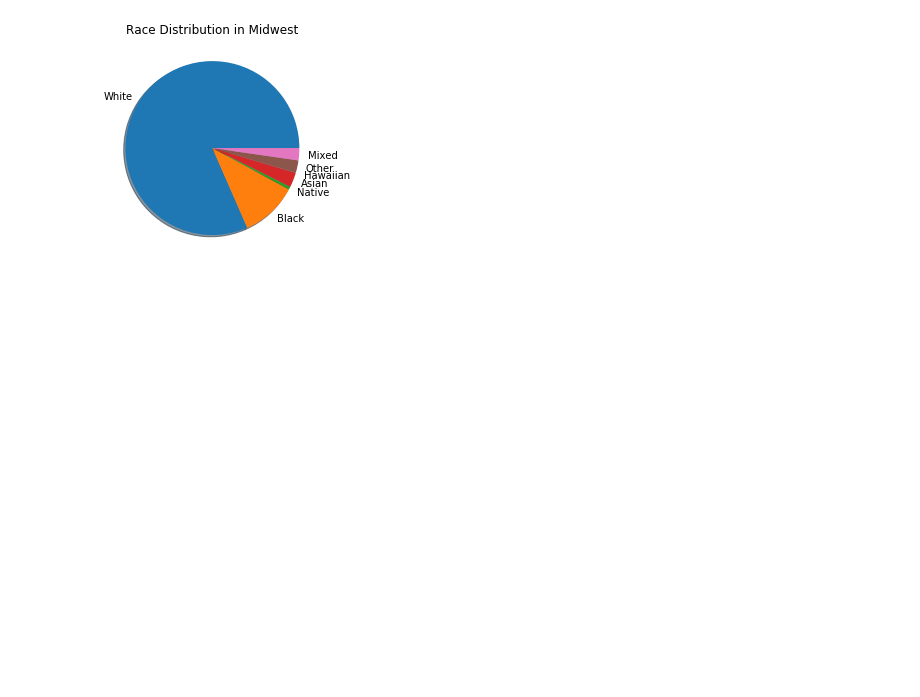
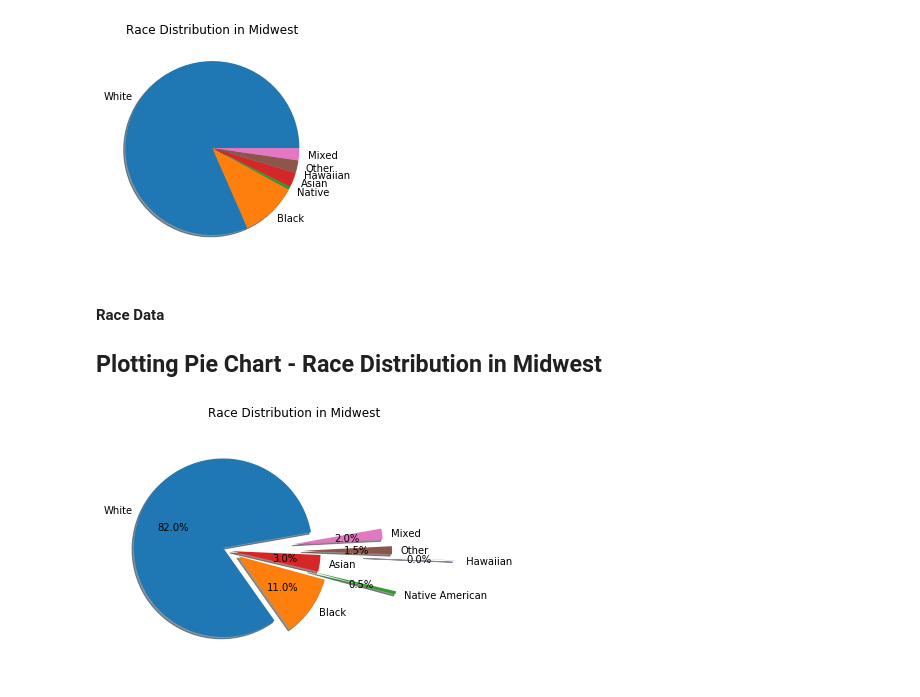
Before and after one commit to YaluZhou/Practice2, a Jupyter notebook: sc_race_data_km.ipynb, the cells around one changed output. Drawn from its saved outputs; the diff is of its cells as text; code cells hidden in the pictures; blank space fills up the shorter version.

```diff
--- a/sc_race_data_km.ipynb
+++ b/sc_race_data_km.ipynb
@@ -563,3 +737,23 @@ plt.title("Race Distribution in Midwest")
 plt.show()
 # %% [output]
 [figure]
+# %% [markdown]
+#### Race Data
+
+## Plotting Pie Chart - Race Distribution in Midwest
+# %%
+# Pie chart
+labels = ['White', 'Black', 'Native American', 'Asian', ' Hawaiian', 'Other', 'Mixed']
+sizes = [82, 11, 0.54, 3, 0.04, 1.46, 1.96]
+# only "explode" the 2nd slice (i.e. 'Hogs')
+explode = (0.1, 0.1, 0.9, 0, 1.5, 0.8, 0.7)
+fig1, ax1 = plt.subplots()
+ax1.pie(sizes, explode=explode, labels=labels, autopct='%1.1f%%',
+        shadow = True, startangle = 10)
+# Equal aspect ratio ensures that pie is drawn as a circle
+ax1.axis('equal')
+plt.title("Race Distribution in Midwest")
+plt.tight_layout()
+plt.show()
+# %% [output]
+[figure, added]
```
Also changed, not shown: parts of 50 cells of this notebook.
